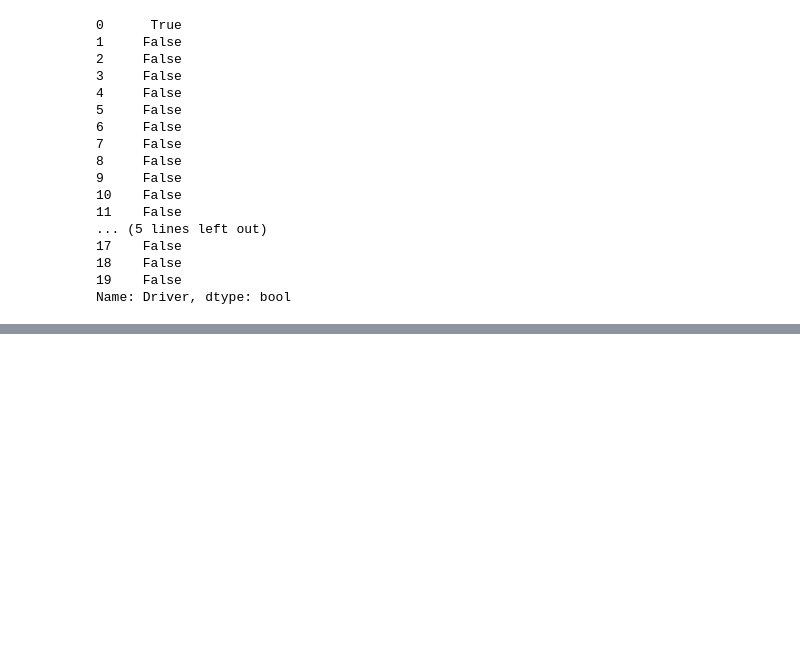
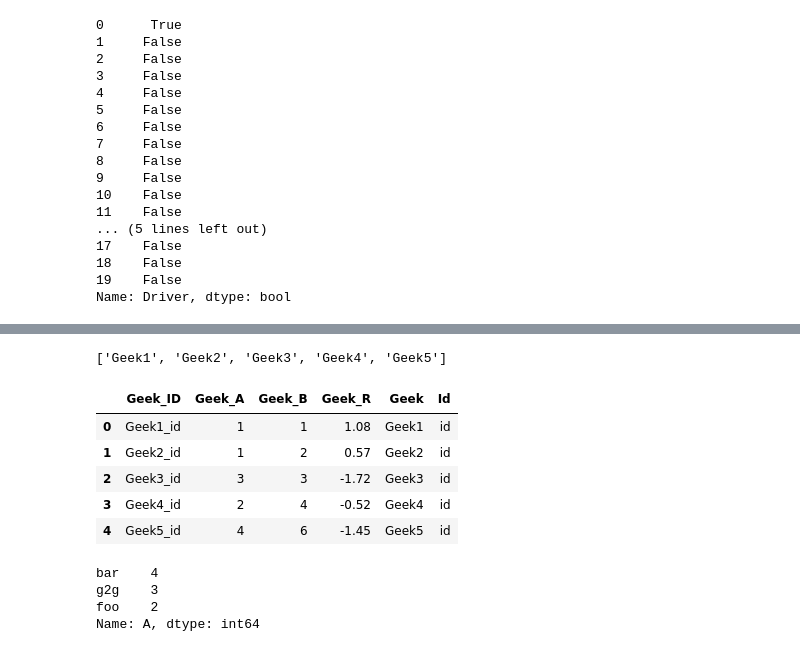
Before and after one commit to SHIVRAJSHINDE/Eda-FeatureEngineering, a Jupyter notebook: EDA/Assignment/PPTassignment-2/PandasPractice.ipynb, the cells around one changed output, grey strips where cells are left out. Drawn from its saved outputs; the diff is of its cells as text; code cells hidden in the pictures; blank space fills up the shorter version.

```diff
--- a/EDA/Assignment/PPTassignment-2/PandasPractice.ipynb
+++ b/EDA/Assignment/PPTassignment-2/PandasPractice.ipynb
@@ -1050,0 +1385,34 @@ Name: Driver, dtype: bool
+# %%
+'''Split a column in Pandas dataframe and get part of it'''
+
+import pandas as pd
+import numpy as np
+df = pd.DataFrame({'Geek_ID':['Geek1_id', 'Geek2_id', 'Geek3_id', 'Geek4_id', 'Geek5_id'],
+                    'Geek_A': [1, 1, 3, 2, 4],
+                    'Geek_B': [1, 2, 3, 4, 6],
+                    'Geek_R': np.random.randn(5)})
+
+
+df
+
+df['Geek_ID'].str.split("_").str[0].tolist()
+# %% [output]
+['Geek1', 'Geek2', 'Geek3', 'Geek4', 'Geek5']
+# %%
+'''Split a text column into two columns in Pandas DataFrame'''
+df = pd.DataFrame({'Geek_ID':['Geek1_id', 'Geek2_id', 'Geek3_id', 'Geek4_id', 'Geek5_id'],
+                    'Geek_A': [1, 1, 3, 2, 4],
+                    'Geek_B': [1, 2, 3, 4, 6],
+                    'Geek_R': np.random.randn(5)})
+
+
+df[['Geek','Id']] = df['Geek_ID'].str.split("_",expand=True)
+
+df
+# %% [output]
+|  | Geek_ID | Geek_A | Geek_B | Geek_R | Geek | Id |
+| 0 | Geek1_id | 1 | 1 | 1.08 | Geek1 | id |
+| 1 | Geek2_id | 1 | 2 | 0.57 | Geek2 | id |
+| 2 | Geek3_id | 3 | 3 | -1.72 | Geek3 | id |
+| 3 | Geek4_id | 2 | 4 | -0.52 | Geek4 | id |
+| 4 | Geek5_id | 4 | 6 | -1.45 | Geek5 | id |
@@ -1050,0 +1465,20 @@ Name: Driver, dtype: bool
+# %%
+'''Getting frequency counts of a columns in Pandas DataFrame'''
+
+
+# importing pandas as pd
+import pandas as pd
+
+# sample dataframe
+df = pd.DataFrame({'A': ['foo', 'bar', 'g2g', 'g2g', 'g2g',
+						'bar', 'bar', 'foo', 'bar'],
+				'B': ['a', 'b', 'a', 'b', 'b', 'b', 'a', 'a', 'b'] })
+
+# frequency count of column A
+count = df['A'].value_counts()
+print(count)
+# %% [output]
+bar    4
+g2g    3
+foo    2
+Name: A, dtype: int64
```
Also changed, not shown: parts of 31 cells of this notebook.
